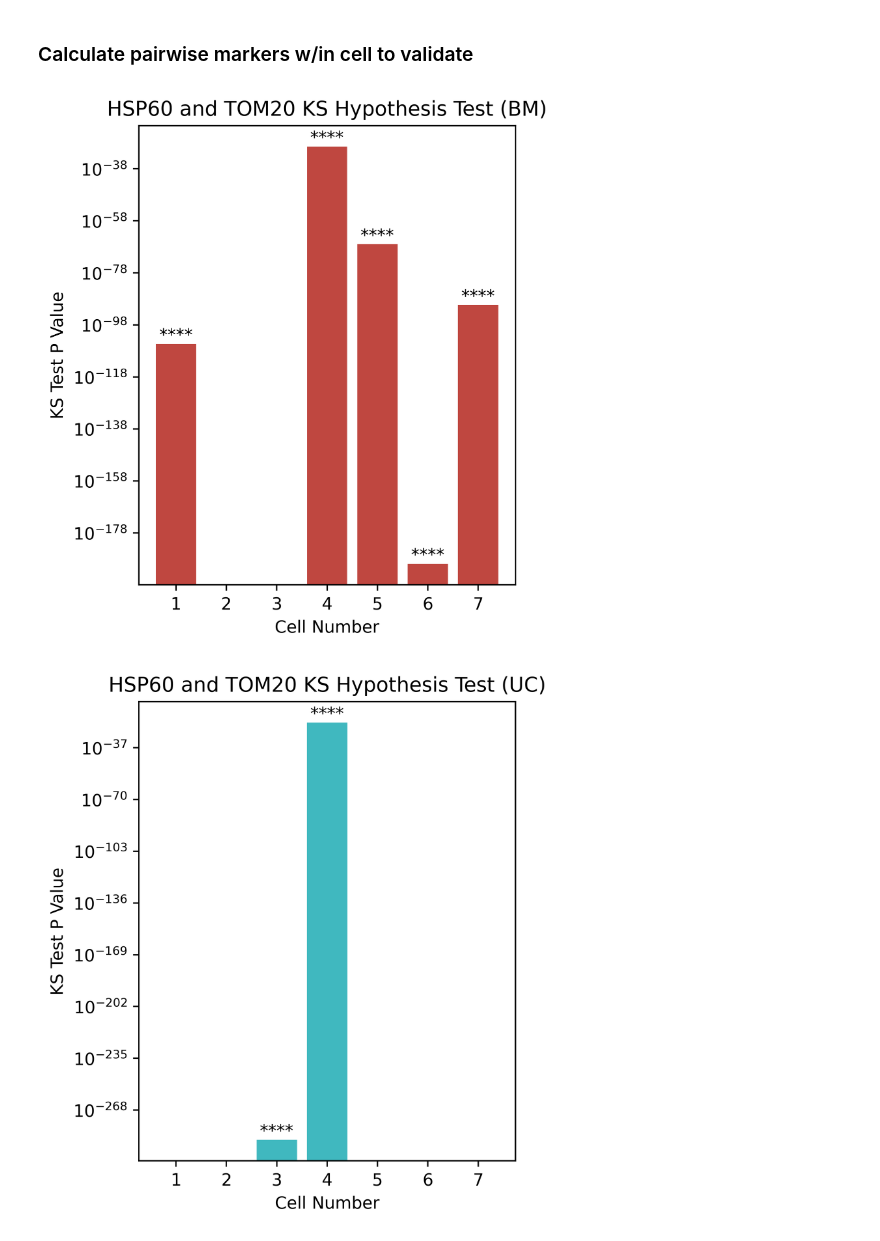
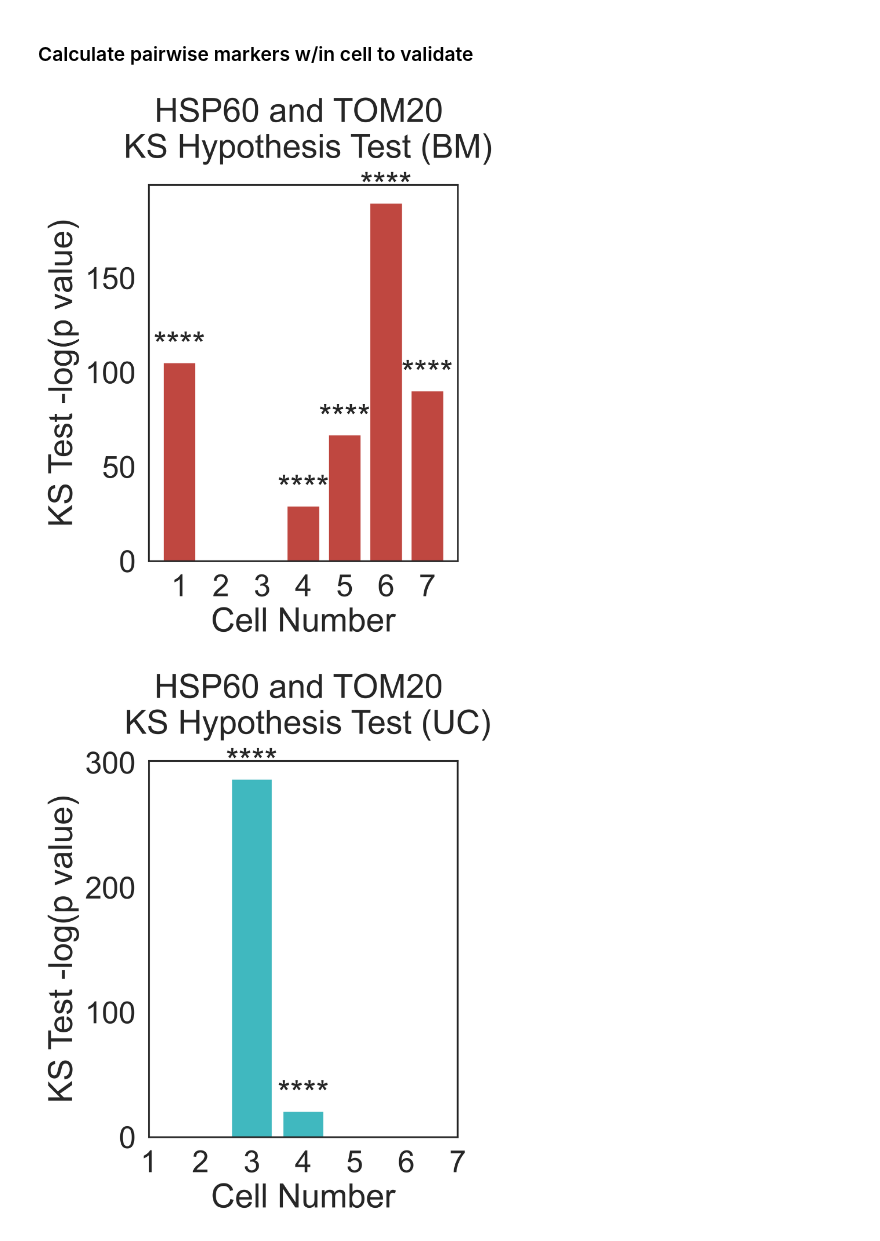
Before and after one commit to coskunlab/Spatial-organelle-networks, a Jupyter notebook: notebook/04_ksTest.ipynb, the cells around one changed output. Saved outputs shown, nothing was run; the diff lists cells and outputs as text; code cells hidden in the pictures.

```diff
--- a/notebook/04_ksTest.ipynb
+++ b/notebook/04_ksTest.ipynb
@@ -14,6 +14,9 @@ import sys
 import pickle
 import skimage
 import skimage.filters
+
+sns.set(font_scale = 2)
+sns.set_style('white')
 # %% [markdown]
 ### Directories and inputs
 # %%
@@ -321,3 +324,22 @@ images_all_BM
 | 1485947 | 6 | 1004 | 151 | BM | 0.0 | 0.0 | 0.0 | 0.0 | 0.0 | 0.000000 | ... |
 | 1485948 | 6 | 1005 | 150 | BM | 0.0 | 0.0 | 0.0 | 0.0 | 0.0 | 0.000000 | ... |
 1485949 rows × 16 columns
+# %%
+# plot example of distance to cell center
+cellSelect = 1 # 0 indexing
+fig, ax = plt.subplots(dpi = 300)
+dists = images_all_BM.loc[(images_all_BM['HSP60'] > 0) &
+                         (images_all_BM['cell'] == cellSelect)]
+sns.histplot(dists, x = 'DistCenter', kde = True, label = 'HSP60', color = 'magenta')
+dists = images_all_BM.loc[(images_all_BM['TOM20'] > 0) &
+                         (images_all_BM['cell'] == cellSelect)]
+sns.histplot(dists, x = 'DistCenter', kde = True, label = 'TOM20', color = 'green')
+
+ax.set_xlabel('Distance To Cell Center')
+ax.set_title('BM Cell ' + str(cellSelect + 1))
+ax.legend(bbox_to_anchor = (0.6, 0.6))
+
+# save fig
+fileOut = 'BM_cell' + str(cellSelect + 1) + '_dist_centers_hist.png'
+fileOut = os.path.join(save_path, fileOut)
+plt.savefig(fileOut, dpi = 'figure', bbox_inches = 'tight')
@@ -475,41 +499,45 @@ for c in trange(nCells + 1): # every cell
 
 if not os.path.exists(f"{data_figure}/ksTest/"):
     os.makedirs(f"{data_figure}/ksTest/")
 
 # visualize p values on 2 separate bar graphs
 fig, ax = plt.subplots(dpi = 500, figsize=(4,5))
 # grouped bar graph
 x = np.arange(1, nCells + 2)  # the label locations
 width = 0.35  # the width of the bars
 
 colors = sns.hls_palette(2, l=0.5, s=0.5)
 
+# show negative log values
+centerPVal['BM'] = -1 * np.log10(np.array(centerPVal['BM']))
+centerPVal['UC'] = -1 * np.log10(np.array(centerPVal['UC']))
+
 # plot separately bc yscale doesn't show everything even on log
 rects1 = ax.bar(x, centerPVal['BM'], label = 'BM', color = colors[0])
 ax.set_xlabel('Cell Number')
-ax.set_ylabel('KS Test P Value')
-ax.set_title('HSP60 and TOM20 KS Hypothesis Test (BM)')
-ax.set_yscale('log')
+ax.set_ylabel('KS Test -log(p value)')
+ax.set_title('HSP60 and TOM20 \n KS Hypothesis Test (BM)', y = 1.05)
+# ax.set_yscale('log')
 ax.set_xticks([1,2,3,4,5,6,7])
 # add significance stars
 add_value_labels(ax = ax, label = sigLabels['BM'], spacing = 0)
 image_path_png = f"{data_figure}/ksTest/hsp60_tom20_BM.png"
 plt.savefig(image_path_png, bbox_inches="tight")
 
 fig, ax = plt.subplots(dpi = 500, figsize=(4,5))
 ax.bar(x, centerPVal['UC'], label = 'UC', color = colors[1])
 ax.set_xlabel('Cell Number')
-ax.set_ylabel('KS Test P Value')
-ax.set_title('HSP60 and TOM20 KS Hypothesis Test (UC)')
-ax.set_yscale('log')
+ax.set_ylabel('KS Test -log(p value)')
+ax.set_title('HSP60 and TOM20 \n KS Hypothesis Test (UC)', y = 1.05)
+# ax.set_yscale('log')
 ax.set_xticks([1,2,3,4,5,6,7])
 # add significance stars
 add_value_labels(ax = ax, label = sigLabels['UC'], spacing = 0)
 image_path_png = save_path+"/hsp60_tom20_UC.png"
 plt.savefig(image_path_png, bbox_inches="tight")
 # %% [output]
-[figure, old version]
+[figure, new version]
-[figure, old version]
+[figure, new version]
 # %%
 centerPVal
 # %% [output]
```
Also changed, not shown: parts of 6 cells of this notebook, 6 other files.
